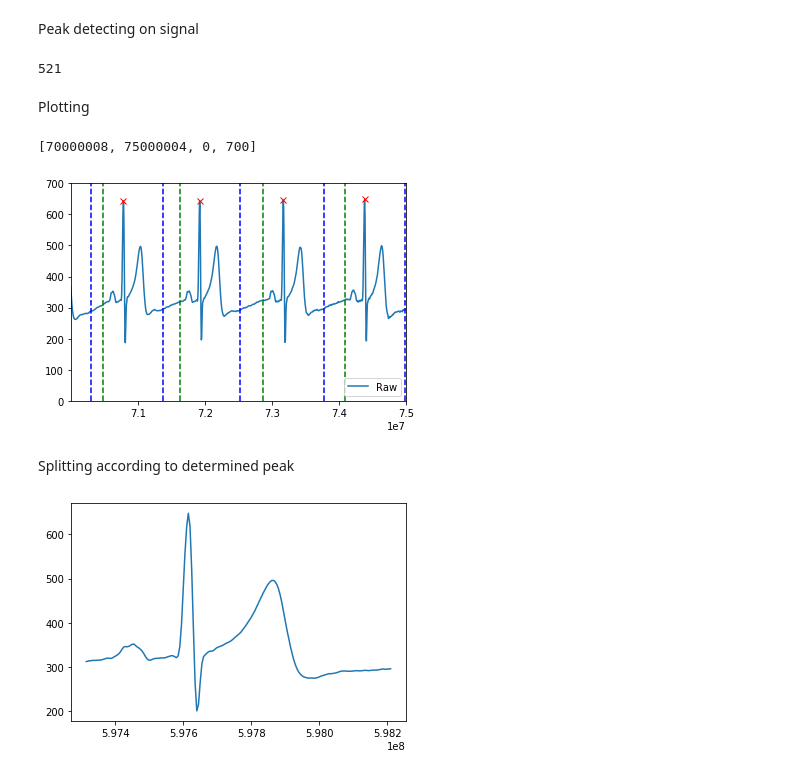
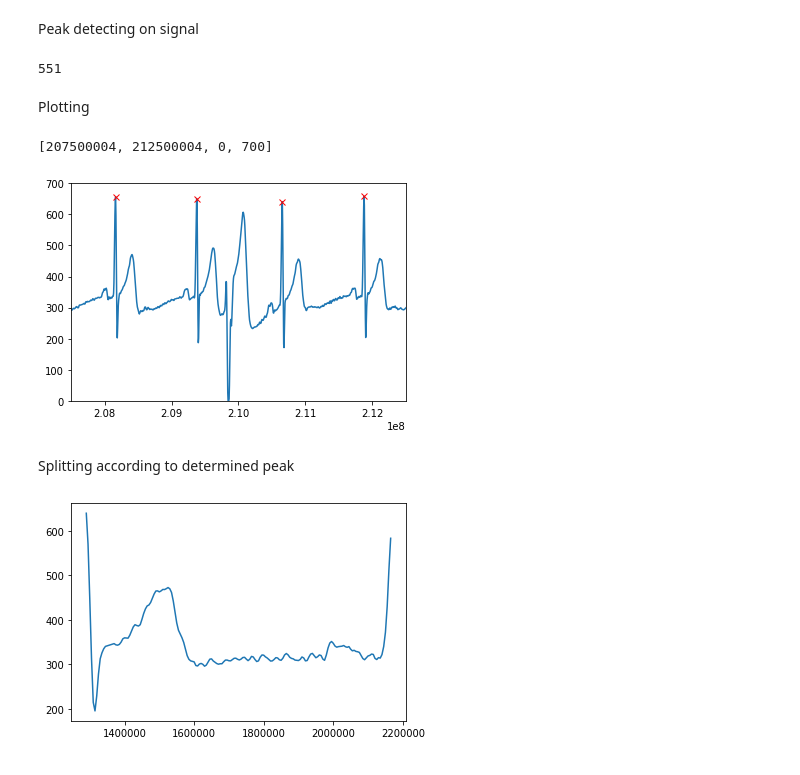
Before and after one commit to markusmeingast/Pulse-Monitor, a Jupyter notebook: 02_Pre/02_development/01_preprocessing.ipynb, the cells around one changed output. Drawn from its saved outputs; the diff is of its cells as text; code cells hidden in the pictures.

```diff
--- a/02_Pre/02_development/01_preprocessing.ipynb
+++ b/02_Pre/02_development/01_preprocessing.ipynb
@@ -18,7 +20,7 @@ import sys, os, glob
 # %% [markdown]
 Read in csv file, single file for now. To be translated into batch mode down the line.
 # %%
-fname = '20190727-121645.csv'
+fname = '20190822-092110.csv'
 data = pd.read_csv('../01_raw/'+fname,header=None,names=['time','signal'])
 data.shape
 # %% [output]
@@ -56,35 +56,38 @@ data.head(100).plot("time","avg")
 # %% [markdown]
 Peak detecting on signal
 # %%
-idx = pu.indexes(np.array(data['avg'].fillna(0)), thres=0.8, min_dist=50)
+idx = pu.indexes(np.array(data['avg'].fillna(0)), thres=0.8, min_dist=150)
 len(idx)
 # %% [output]
-521
+551
 # %% [markdown]
 Plotting
 # %%
 mp.plot(data['time'],data['avg'],label='Raw')
 mp.plot(data['time'].iloc[idx],data['avg'].iloc[idx],'rx')
-mp.plot([data['time'].iloc[idx[:-2]+120],data['time'].iloc[idx[:-2]+120]],[0,700],'b--')
-mp.plot([data['time'].iloc[idx[:-2]-60],data['time'].iloc[idx[:-2]-60]],[0,700],'g--')
-mp.legend()
-mp.axis([data['time'].iloc[14000],data['time'].iloc[15000],0,700])
+#mp.plot([data['time'].iloc[idx[:-2]+120],data['time'].iloc[idx[:-2]+120]],[0,700],'b--')
+#mp.plot([data['time'].iloc[idx[:-2]-60],data['time'].iloc[idx[:-2]-60]],[0,700],'g--')
+#mp.legend()
+mp.axis([data['time'].iloc[41500],data['time'].iloc[42500],0,700])
 #mp.axis([160000,170000,0,700])
 # %% [output]
-[70000008, 75000004, 0, 700]
+[207500004, 212500004, 0, 700]
-[figure, old version]
+[figure, new version]
 # %% [markdown]
 Splitting according to determined peak
 # %%
 matplotlib.use('Agg')
-for i in range(1,len(idx)-2):
+for i in range(1,2):
+    data_int = pd.DataFrame(np.zeros((200,),dtype=int))
     #clear_output()
     #print(str(i)+' of '+str(len(idx)))
     mp.clf()
-    sample = data.iloc[idx[i]-60:idx[i]+120]
+    sample = data.iloc[idx[i]:idx[i+1]]
+    f = spi.interp1d(np.linspace(0,200,len(sample)), sample["avg"].values, kind='linear')
+    out = f(np.linspace(0,199,200))
     outname = fname[0:15]+'-{0:04d}'.format(i)+'.csv'
     sample.to_csv('../03_samples/'+outname,header=False,index=False)
     mp.plot(sample["time"],sample["avg"])
     mp.savefig('../03_samples/'+outname[:-3]+'png')
 # %% [output]
-[figure, old version]
+[figure, new version]
```
Also changed, not shown: parts of 5 cells of this notebook, 3 other files.
